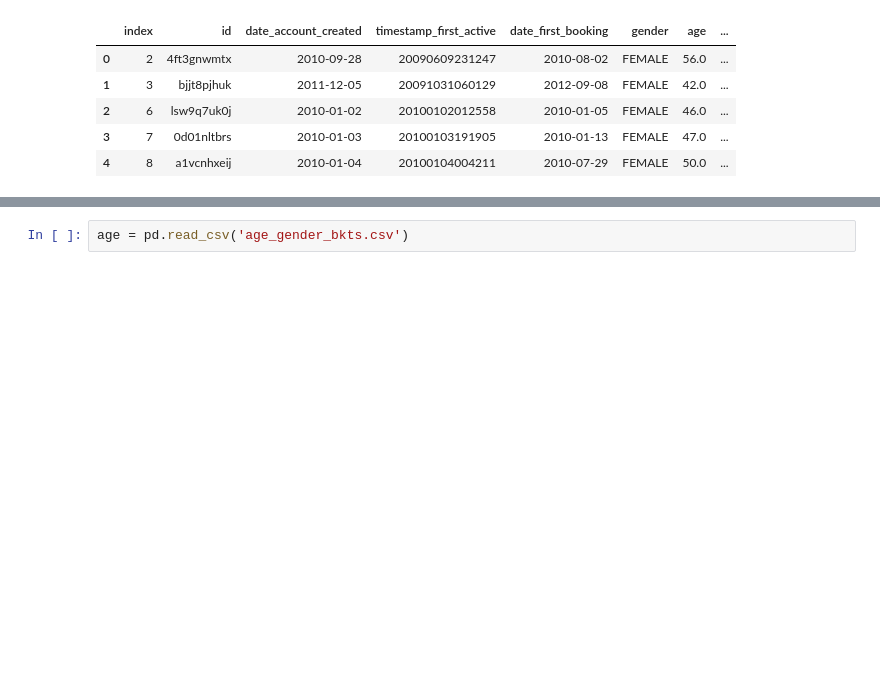
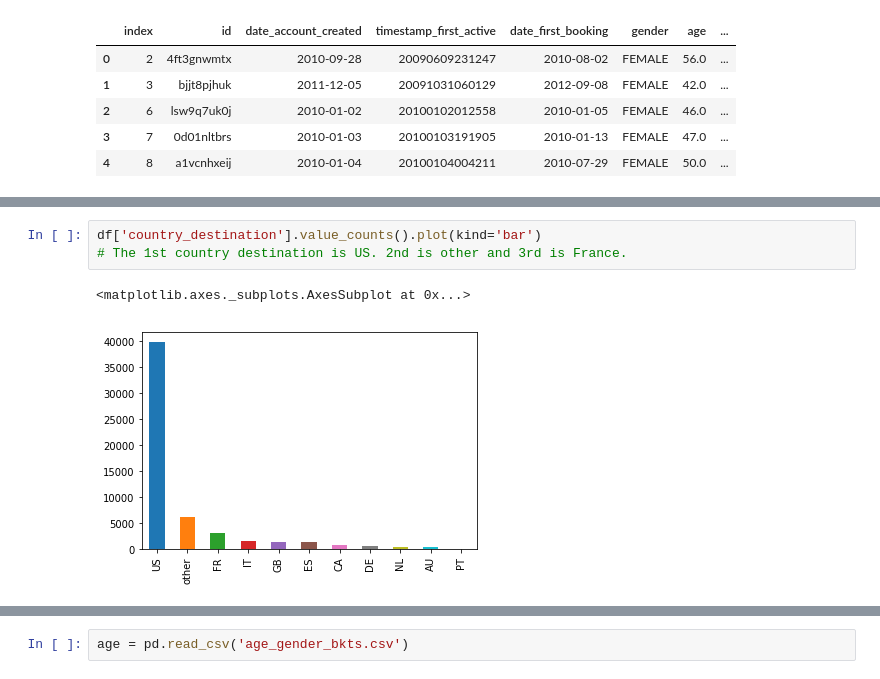
Before and after one commit to Irenejy93/Airbnb, a Jupyter notebook: capstone1.ipynb, the cells around one changed output, grey strips where cells are left out. Cells and saved outputs as stored; diff of their text form; blank space fills up the shorter version.

```diff
--- a/capstone1.ipynb
+++ b/capstone1.ipynb
@@ -153,0 +123,6 @@ cleantrain.head()
+# %%
+df['country_destination'].value_counts().plot(kind='bar')
+# The 1st country destination is US. 2nd is other and 3rd is France.
+# %% [output]
+<matplotlib.axes._subplots.AxesSubplot at 0x...>
+[figure, added]
```
Also changed, not shown: parts of 40 cells of this notebook.
